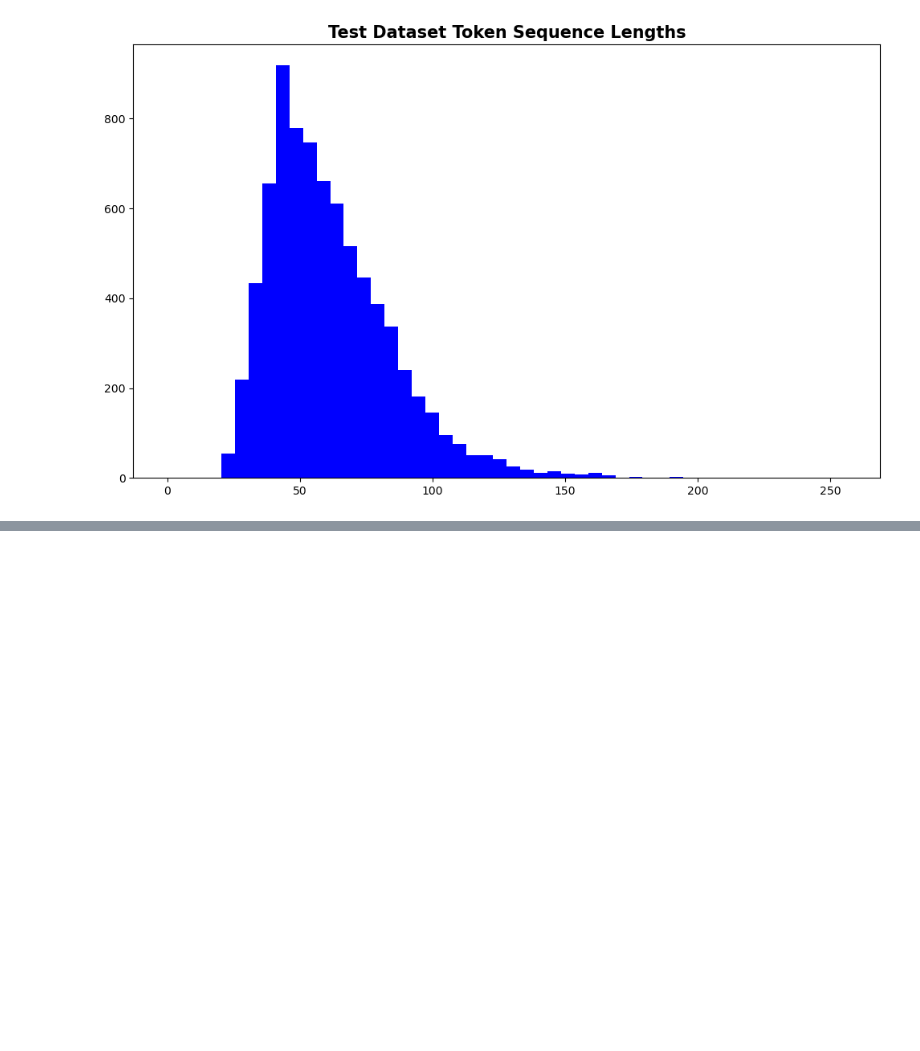
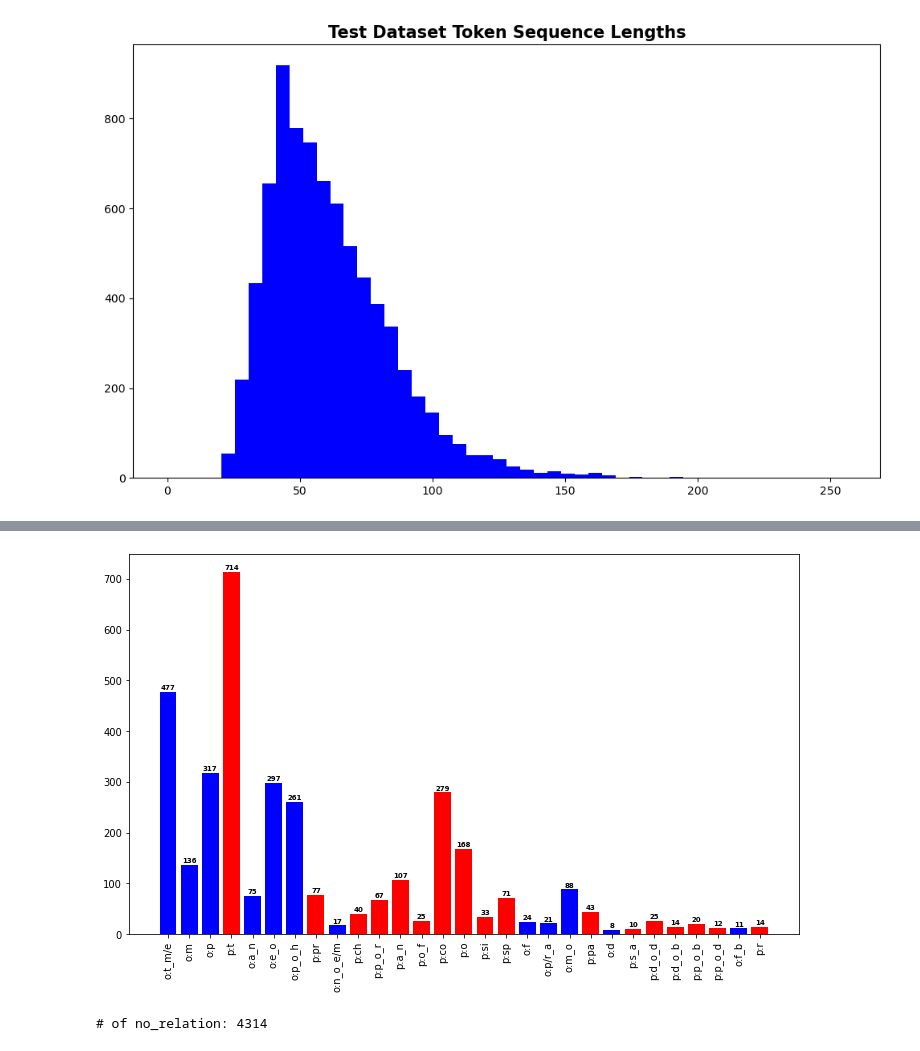
Before and after one commit to boostcampaitech5/level2_klue-nlp-09, a Jupyter notebook: eda/KSH.ipynb, the cells around one changed output, grey strips where cells are left out. Cells and saved outputs as stored; diff of their text form; code cells hidden in the pictures; blank space fills up the shorter version.

```diff
--- a/eda/KSH.ipynb
+++ b/eda/KSH.ipynb
@@ -685,0 +894,5 @@ Text(0.5, 1.0, 'Test Dataset Token Sequence Lengths')
+# %%
+plot_ensemble_results(krl2, except_nr=True)
+# %% [output]
+[figure, added]
+# of no_relation: 4314
```
Also changed, not shown: parts of 38 cells of this notebook, 1 other file.
